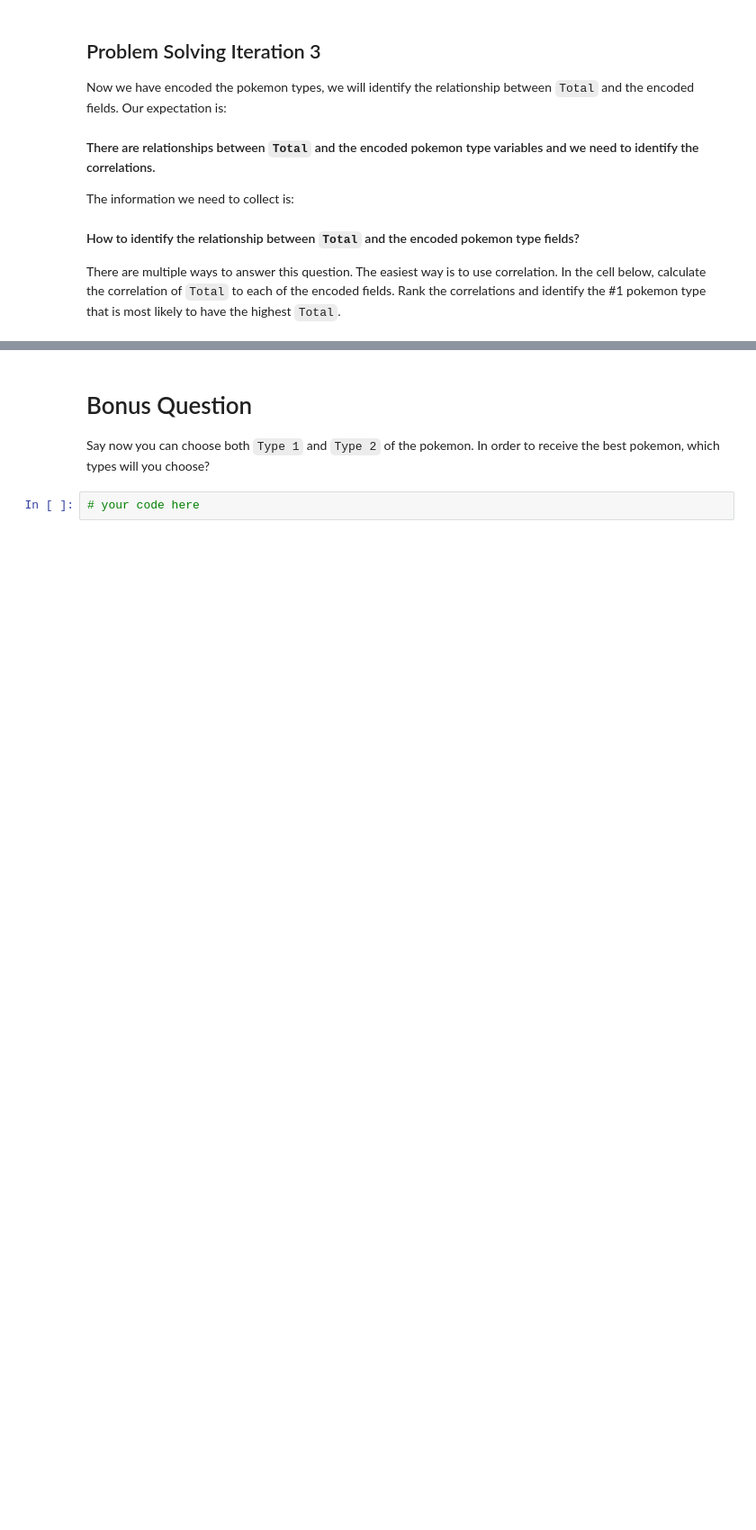
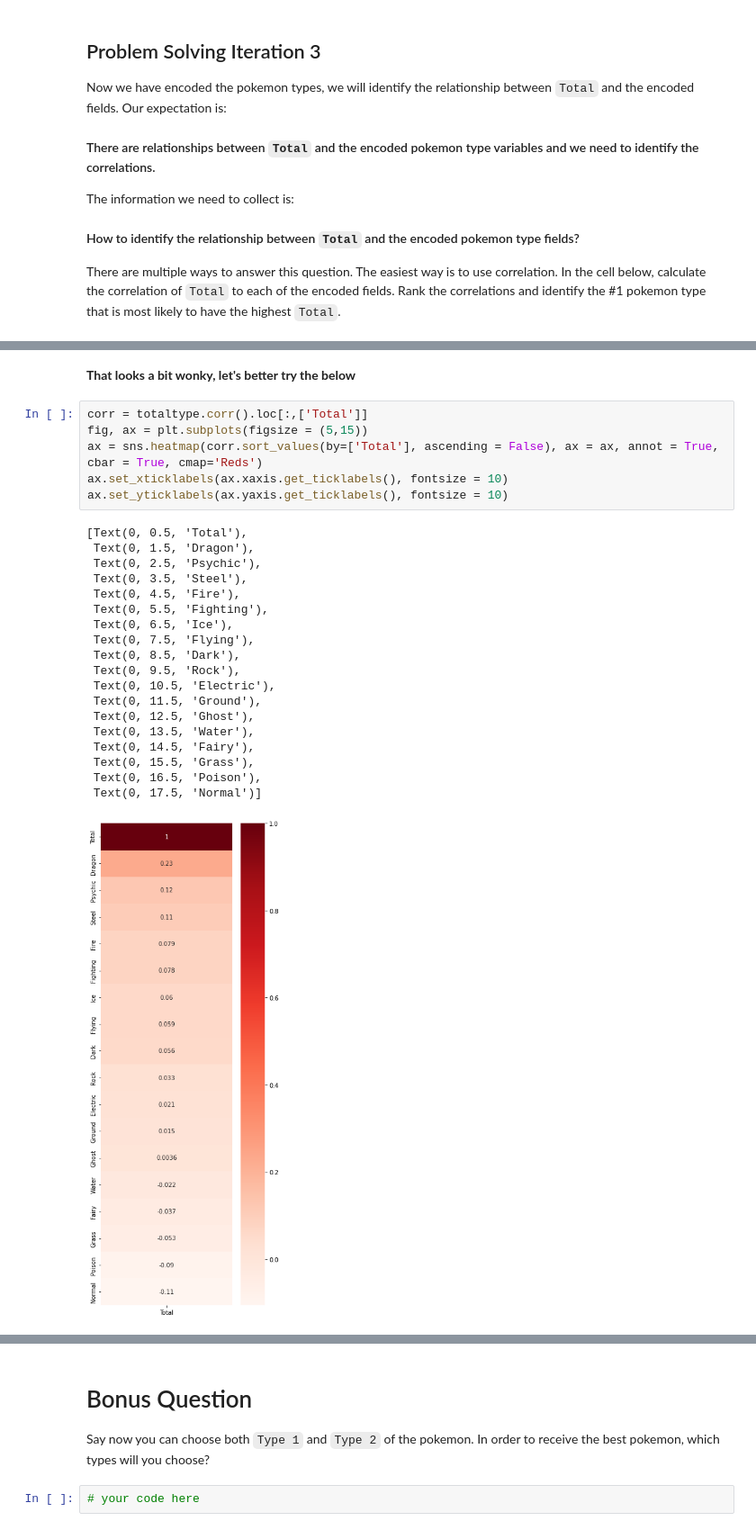
Before and after one commit to NicolasVollmer/lab-dataframe-calculations, a Jupyter notebook: your-code/challenge-2.ipynb, the cells around one changed output, grey strips where cells are left out. Shown at 90% size. Cells and saved outputs as stored; diff of their text form; blank space fills up the shorter version.

```diff
--- a/your-code/challenge-2.ipynb
+++ b/your-code/challenge-2.ipynb
@@ -160,0 +210,28 @@ There are multiple ways to answer this question. The easiest way is to use corre
+# %% [markdown]
+**That looks a bit wonky, let's better try the below**
+# %%
+corr = totaltype.corr().loc[:,['Total']]
+fig, ax = plt.subplots(figsize = (5,15))
+ax = sns.heatmap(corr.sort_values(by=['Total'], ascending = False), ax = ax, annot = True, cbar = True, cmap='Reds')
+ax.set_xticklabels(ax.xaxis.get_ticklabels(), fontsize = 10)
+ax.set_yticklabels(ax.yaxis.get_ticklabels(), fontsize = 10)
+# %% [output]
+[Text(0, 0.5, 'Total'),
+ Text(0, 1.5, 'Dragon'),
+ Text(0, 2.5, 'Psychic'),
+ Text(0, 3.5, 'Steel'),
+ Text(0, 4.5, 'Fire'),
+ Text(0, 5.5, 'Fighting'),
+ Text(0, 6.5, 'Ice'),
+ Text(0, 7.5, 'Flying'),
+ Text(0, 8.5, 'Dark'),
+ Text(0, 9.5, 'Rock'),
+ Text(0, 10.5, 'Electric'),
+ Text(0, 11.5, 'Ground'),
+ Text(0, 12.5, 'Ghost'),
+ Text(0, 13.5, 'Water'),
+ Text(0, 14.5, 'Fairy'),
+ Text(0, 15.5, 'Grass'),
+ Text(0, 16.5, 'Poison'),
+ Text(0, 17.5, 'Normal')]
+[figure, added]
```
Also changed, not shown: parts of 12 cells of this notebook, 1 other file.
